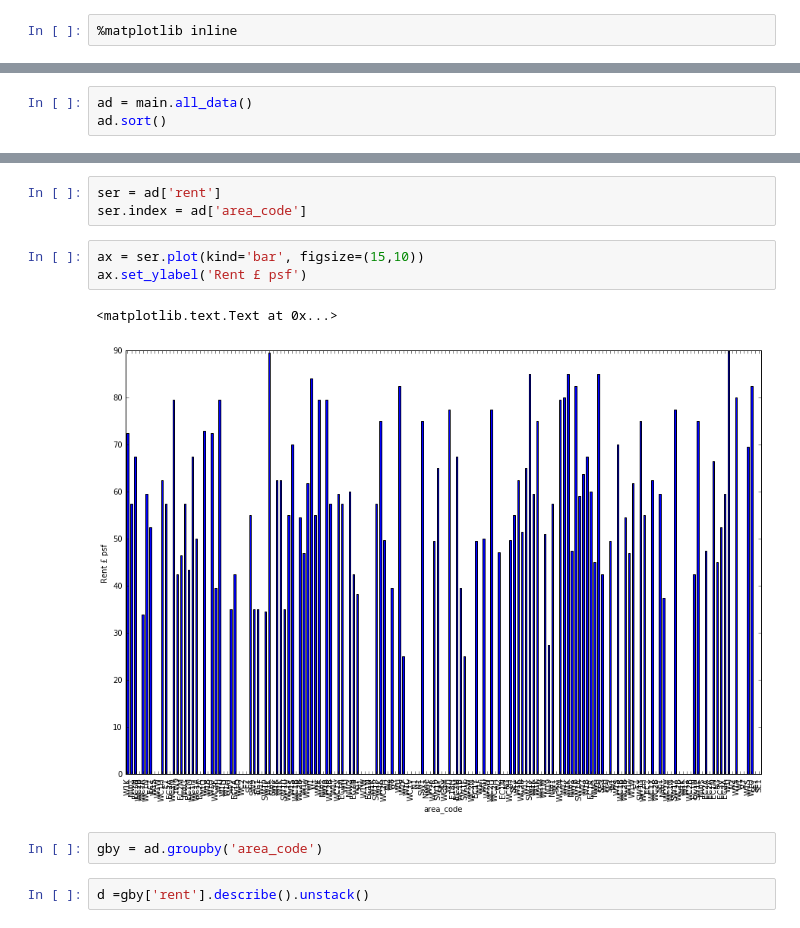
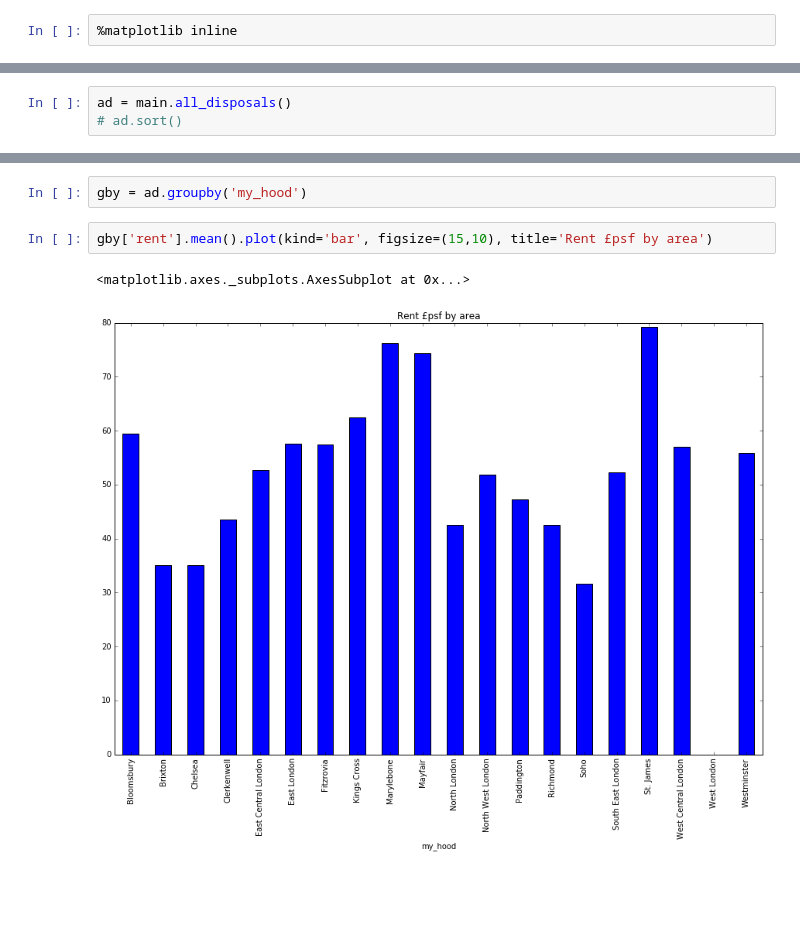
Before and after one commit to PrimePotato/CPD, a Jupyter notebook: ExampleRun.ipynb, the cells around one changed output, grey strips where cells are left out. Saved outputs shown, nothing was run; the diff lists cells and outputs as text; blank space fills up the shorter version.

```diff
--- a/ExampleRun.ipynb
+++ b/ExampleRun.ipynb
@@ -9,3 +8,3 @@ import main
 # %%
-ad = main.all_data()
-ad.sort()
+ad = main.all_disposals()
+# ad.sort()
@@ -32,13 +11,7 @@ ad.sort()
-# %%
-ser = ad['rent']
-ser.index = ad['area_code']
+# %%
+gby = ad.groupby('my_hood')
 # %%
-ax = ser.plot(kind='bar', figsize=(15,10))
-ax.set_ylabel('Rent £ psf')
+gby['rent'].mean().plot(kind='bar', figsize=(15,10), title='Rent £psf by area')
 # %% [output]
-<matplotlib.text.Text at 0x...>
+<matplotlib.axes._subplots.AxesSubplot at 0x...>
-[figure, old version]
+[figure, new version]
-# %%
-gby = ad.groupby('area_code')
-# %%
-d =gby['rent'].describe().unstack()
```
Also changed, not shown: parts of 8 cells of this notebook, 9 other files.
